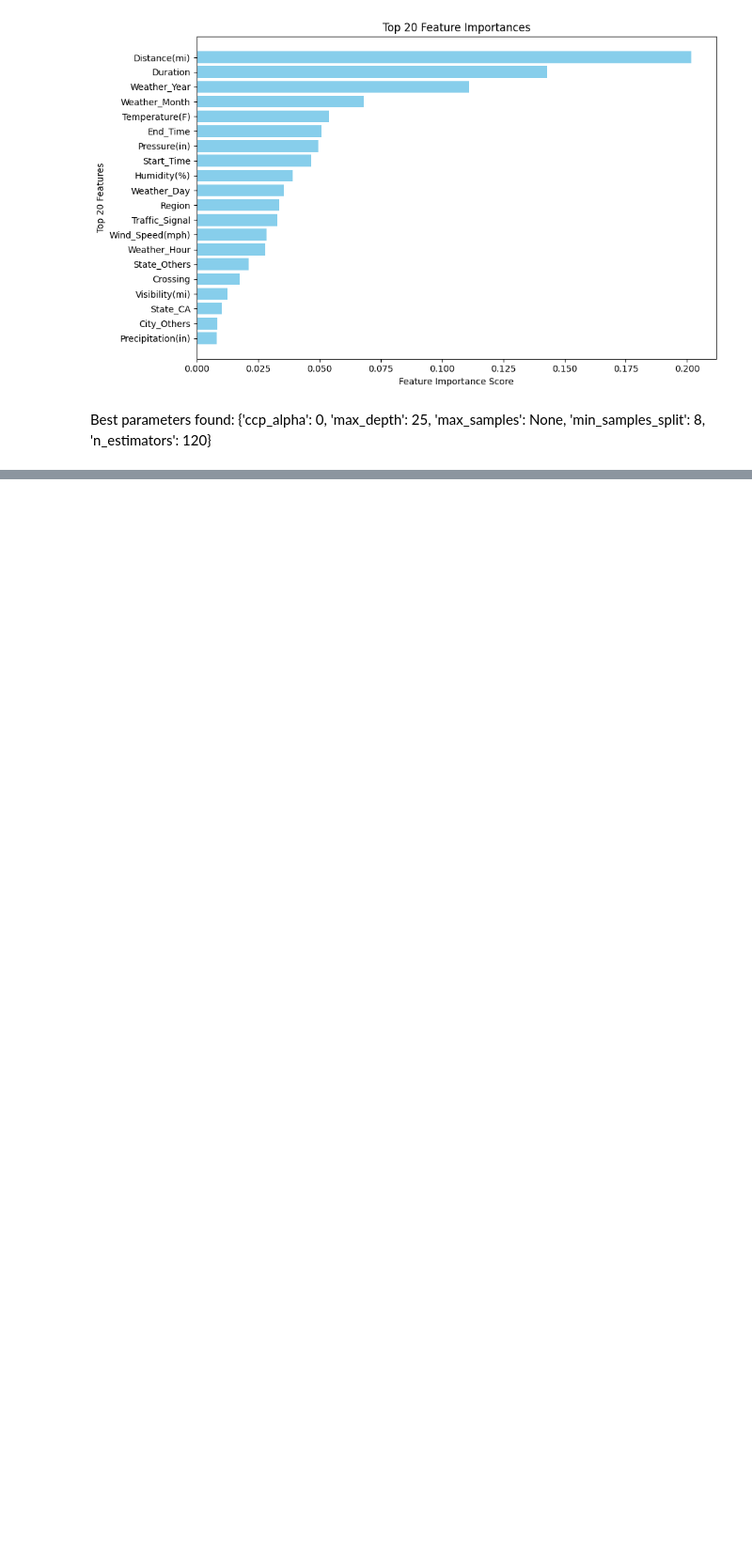
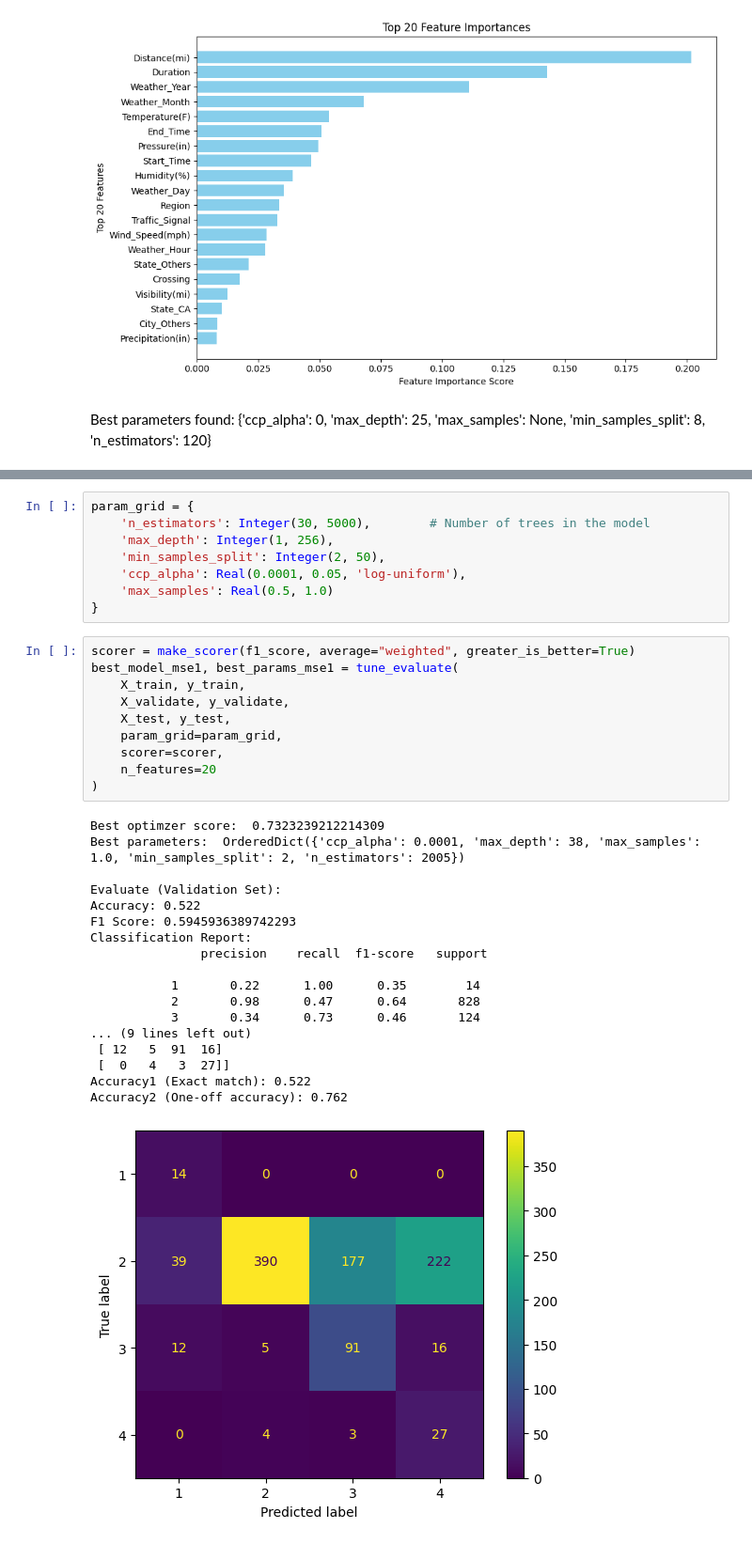
Before and after one commit to win-laeyee/traffic_accident_severity_prediction, a Jupyter notebook: notebooks/models/random_forest_improved.ipynb, the cells around one changed output, grey strips where cells are left out. Shown at 94% size. Saved outputs shown, nothing was run; the diff lists cells and outputs as text; blank space fills up the shorter version.

```diff
--- a/notebooks/models/random_forest_improved.ipynb
+++ b/notebooks/models/random_forest_improved.ipynb
@@ -507,0 +557,37 @@ Best parameters found:  {'ccp_alpha': 0, 'max_depth': 25, 'max_samples': None, '
+# %%
+param_grid = {
+    'n_estimators': Integer(30, 5000),        # Number of trees in the model
+    'max_depth': Integer(1, 256),
+    'min_samples_split': Integer(2, 50),
+    'ccp_alpha': Real(0.0001, 0.05, 'log-uniform'),
+    'max_samples': Real(0.5, 1.0)
+}
+# %%
+scorer = make_scorer(f1_score, average="weighted", greater_is_better=True)
+best_model_mse1, best_params_mse1 = tune_evaluate(
+    X_train, y_train,
+    X_validate, y_validate,
+    X_test, y_test,
+    param_grid=param_grid,
+    scorer=scorer,
+    n_features=20
+)
+# %% [output]
+Best optimzer score:  0.7323239212214309
+Best parameters:  OrderedDict({'ccp_alpha': 0.0001, 'max_depth': 38, 'max_samples': 1.0, 'min_samples_split': 2, 'n_estimators': 2005})
+
+Evaluate (Validation Set):
+Accuracy: 0.522
+F1 Score: 0.5945936389742293
+Classification Report:
+               precision    recall  f1-score   support
+
+           1       0.22      1.00      0.35        14
+           2       0.98      0.47      0.64       828
+           3       0.34      0.73      0.46       124
+... (9 lines left out)
+ [ 12   5  91  16]
+ [  0   4   3  27]]
+Accuracy1 (Exact match): 0.522
+Accuracy2 (One-off accuracy): 0.762
+[figure, added]
```
Also changed, not shown: parts of 7 cells of this notebook, 1 other file.
